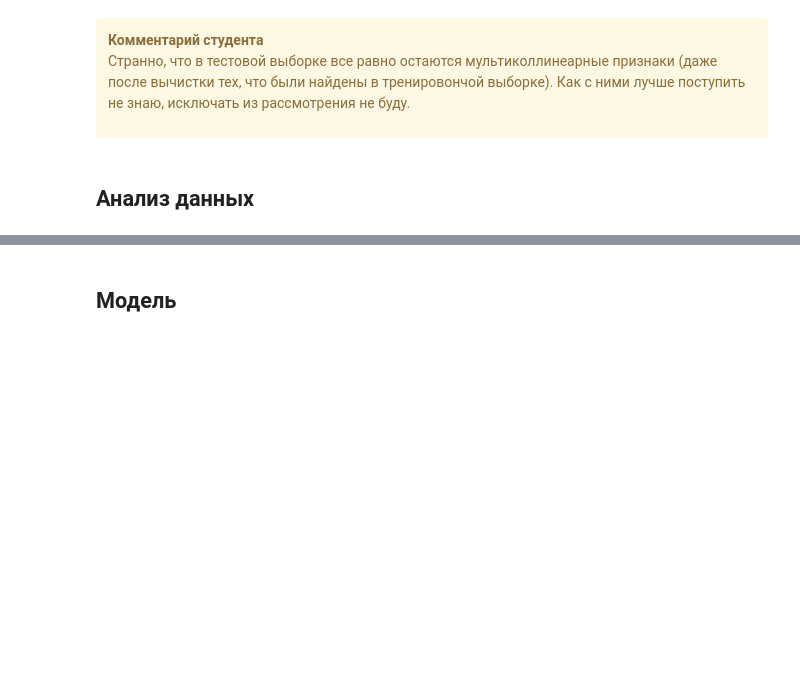
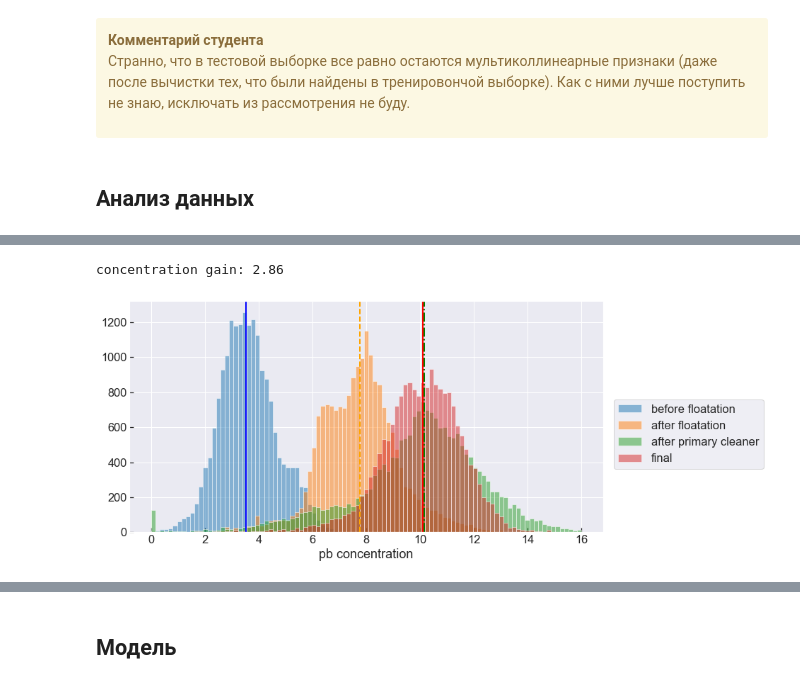
Before and after one commit to mbelveder/praktikum, a Jupyter notebook: 9_gold/gold.ipynb, the cells around one changed output, grey strips where cells are left out. Drawn from its saved outputs; the diff is of its cells as text; code cells hidden in the pictures; blank space fills up the shorter version.

```diff
--- a/9_gold/gold.ipynb
+++ b/9_gold/gold.ipynb
@@ -321,0 +340,5 @@ list(train_corr_filter_df)
+# %%
+concentrate_hist(full_df, 'pb', xmax=16, ndots=100)
+# %% [output]
+concentration gain: 2.86
+[figure, added]
```
Also changed, not shown: parts of 11 cells of this notebook.
